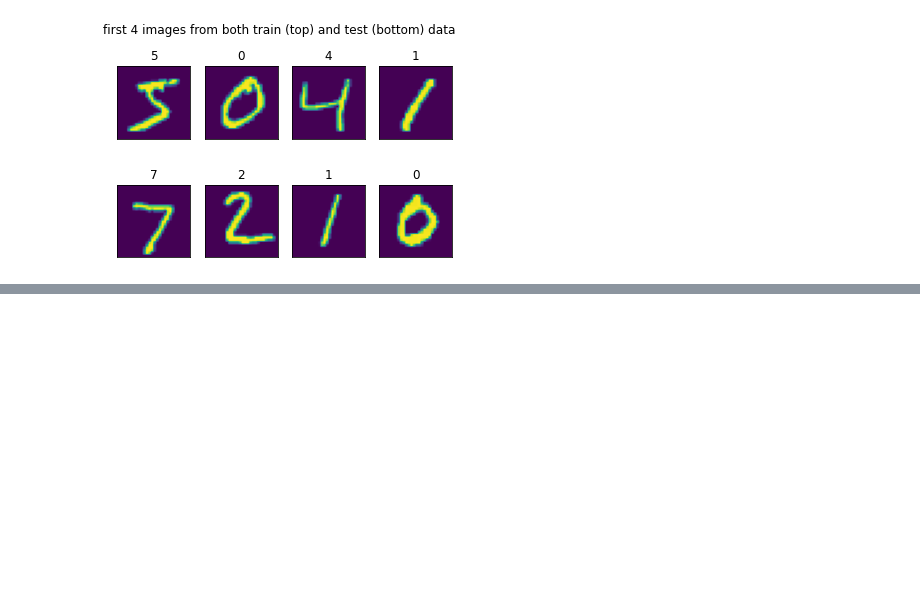
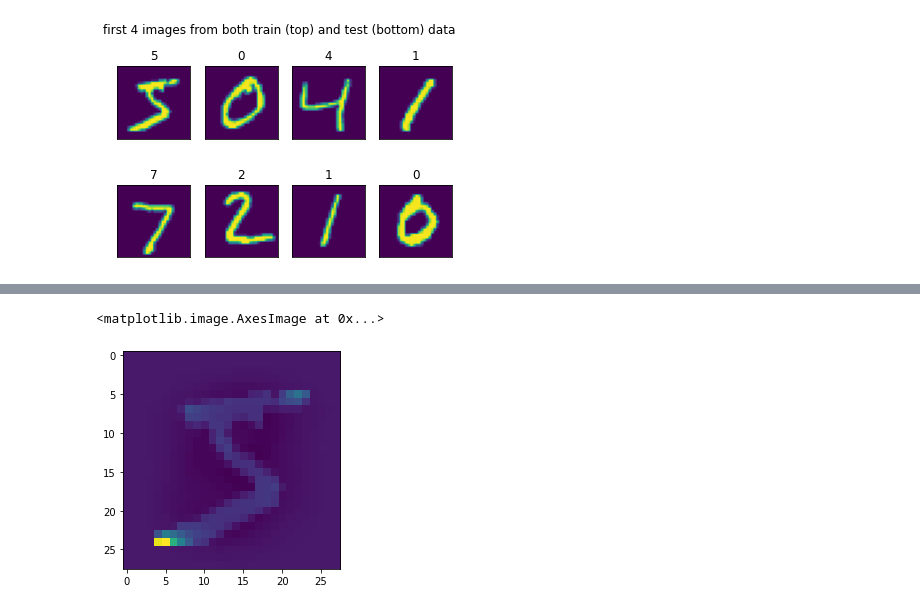
Before and after one commit to philj0st/MNIST-Digit-Classification, a Jupyter notebook: MNIST-Digits.ipynb, the cells around one changed output, grey strips where cells are left out. Drawn from its saved outputs; the diff is of its cells as text; code cells hidden in the pictures; blank space fills up the shorter version.

```diff
--- a/MNIST-Digits.ipynb
+++ b/MNIST-Digits.ipynb
@@ -53,0 +88,10 @@ for i in range(samples):
+# %%
+from sklearn.preprocessing import StandardScaler
+scaler = StandardScaler()
+# Standardize features by removing the mean and scaling to unit variance
+X_scaled = scaler.fit_transform(X_transformed, y_train)
+# example of a scaled digit. inverse feature elimination first
+plt.imshow(selector.inverse_transform(X_scaled)[0].reshape(28,28))
+# %% [output]
+<matplotlib.image.AxesImage at 0x...>
+[figure, added]
```
Also changed, not shown: parts of 13 cells of this notebook.
